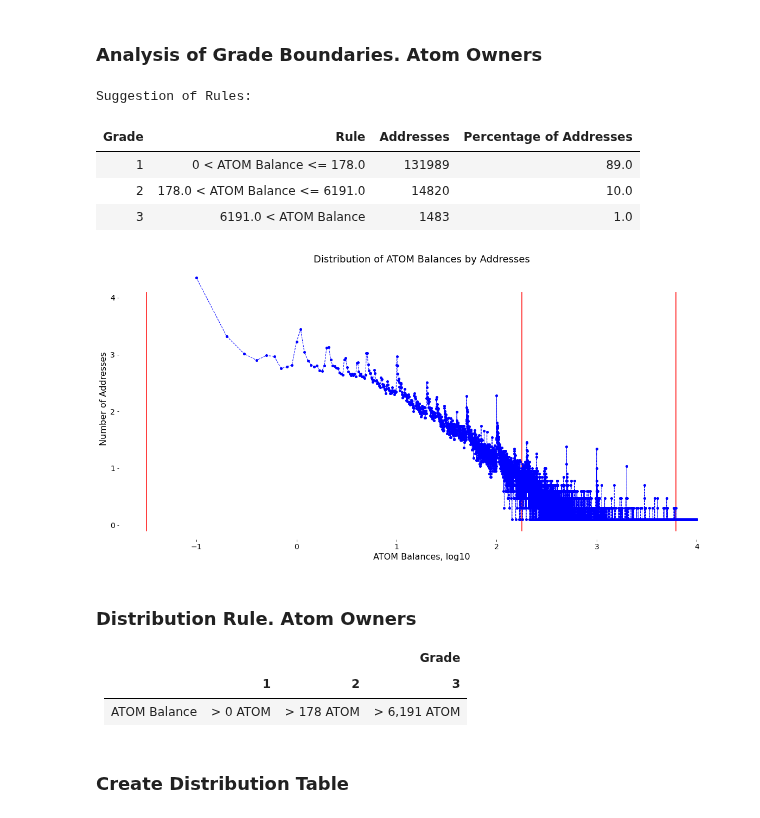
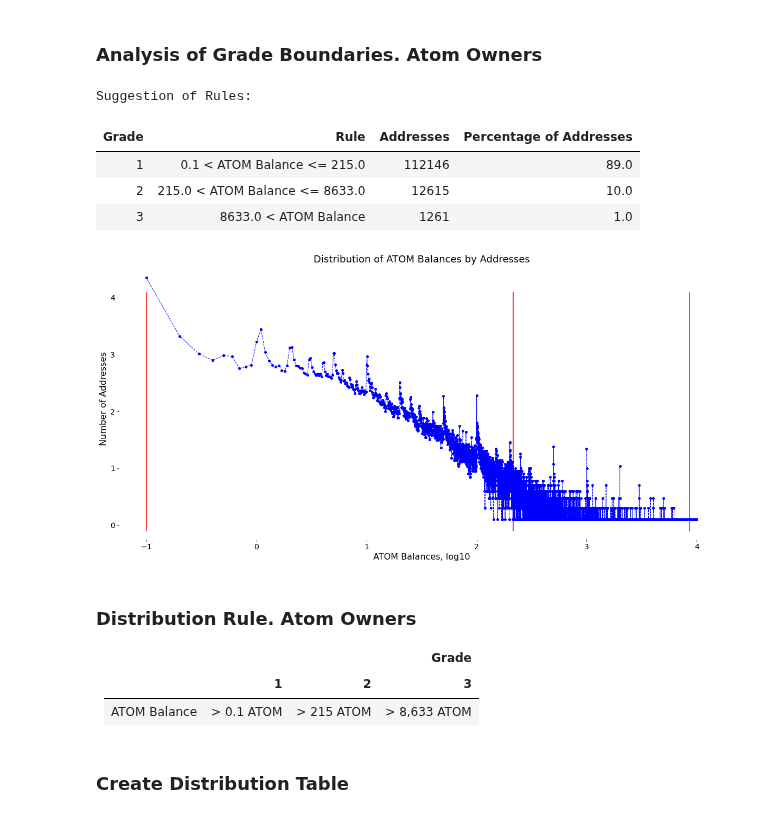
Before and after one commit to Snedashkovsky/cybergift, a Jupyter notebook: atom__astronauts.ipynb, the cells around one changed output. Cells and saved outputs as stored; diff of their text form; code cells hidden in the pictures.

Commit message:
- Remove dust of ATOM balances (less than 0.1 ATOM) - Increase gift for Astronauts up to 2% of Supply - Remove gift for Vitalik at his request - Update Data Pipeline image

```diff
--- a/atom__astronauts.ipynb
+++ b/atom__astronauts.ipynb
@@ -75,25 +75,25 @@ balances_agg_df = balances_df.groupby('balance_atom_rounded')['address'].agg([('
 # %%
 atom_owners_boundary =\
     grade_boundaries_analysis(
         distribution_df=balances_agg_df,
         value_column='balance_atom_rounded',
         address_column='number_of_addresses',
         address_chart_label='Number of Addresses',
         value_chart_label='ATOM Balances, log10',
         value_name='ATOM Balance',
         value_transform_func=lambda x: log10(x) if x > 0 else -1.5,
         chart_title='Distribution of ATOM Balances by Addresses',
         max_show_value=10000,
-        initial_boundary=0,
+        initial_boundary=0.1,
         level_line_shift=0,
         boundary_round=0)
 # %% [output]
 Suggestion of Rules:
 | Grade | Rule | Addresses | Percentage of Addresses |
-| 1 | 0 < ATOM Balance <= 178.0 | 131989 | 89.0 |
-| 2 | 178.0 < ATOM Balance <= 6191.0 | 14820 | 10.0 |
-| 3 | 6191.0 < ATOM Balance | 1483 | 1.0 |
+| 1 | 0.1 < ATOM Balance <= 215.0 | 112146 | 89.0 |
+| 2 | 215.0 < ATOM Balance <= 8633.0 | 12615 | 10.0 |
+| 3 | 8633.0 < ATOM Balance | 1261 | 1.0 |
-[figure, old version]
+[figure, new version]
 # %% [markdown]
 ### Distribution Rule. Atom Owners
 
@@ -112,9 +112,9 @@ Suggestion of Rules:
     <tbody>
         <tr>
             <td style="text-align: left"> ATOM Balance </td>
-            <td> > 0 ATOM </td>
-            <td> > 178 ATOM </td>
-            <td> > 6,191 ATOM </td>
+            <td> > 0.1 ATOM </td>
+            <td> > 215 ATOM </td>
+            <td> > 8,633 ATOM </td>
         </tr>
     </tbody>
 </table>
```
Also changed, not shown: 6 other files.
